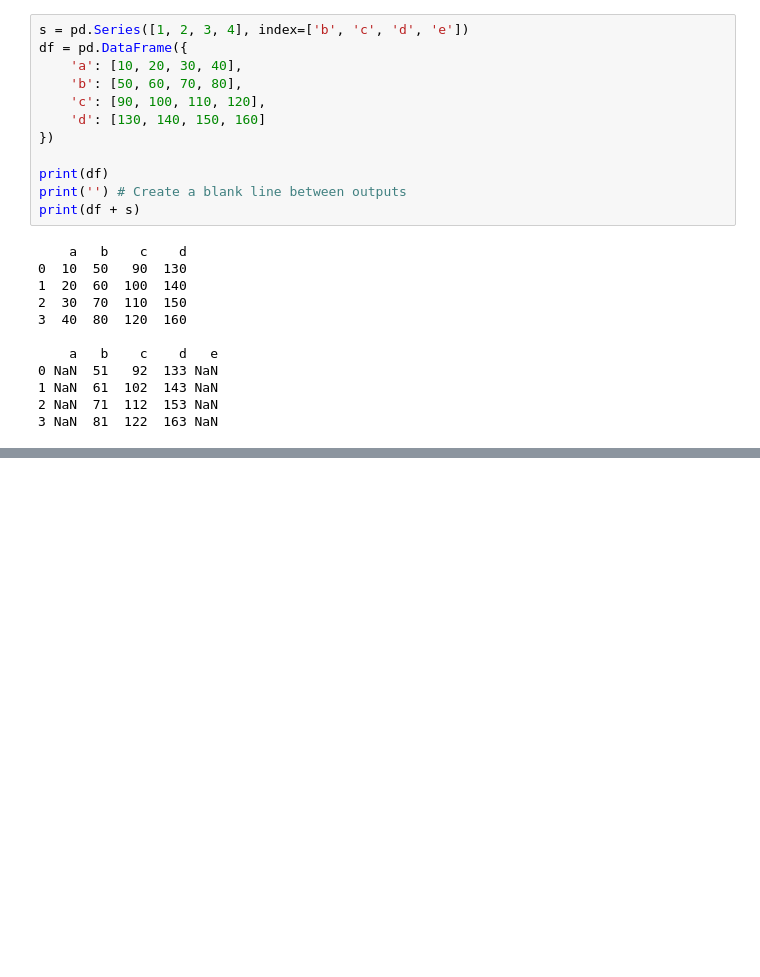
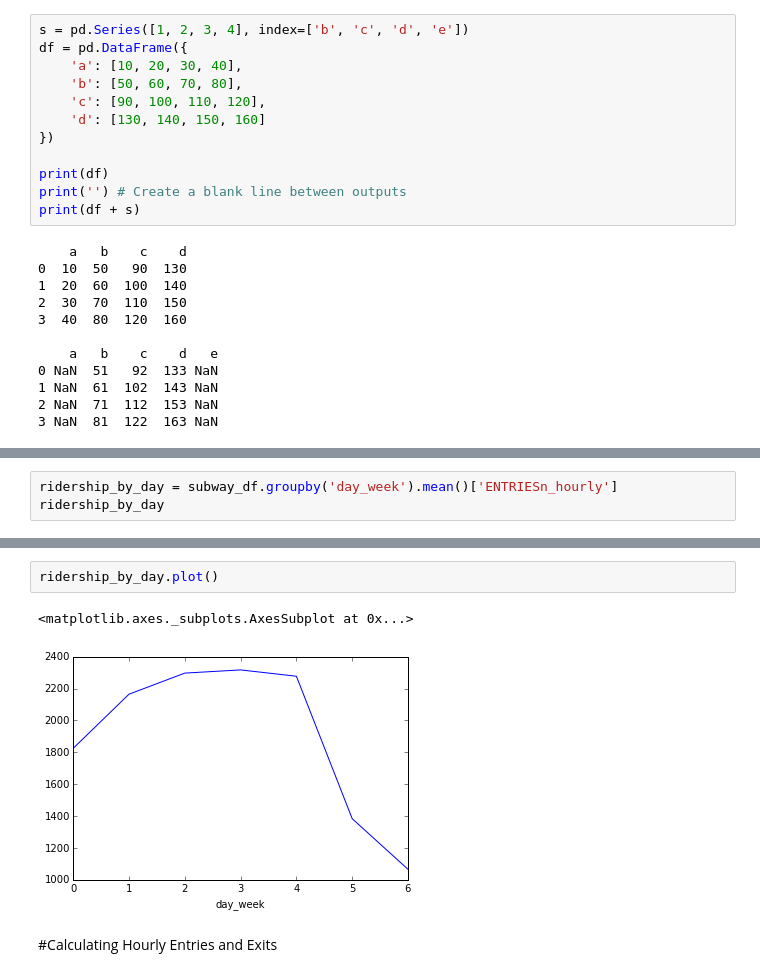
Before and after one commit to Sona58/Udacity, a Jupyter notebook: Intro to Data Analysis/Lesson3/Lesson 3.ipynb, the cells around one changed output, grey strips where cells are left out. Drawn from its saved outputs; the diff is of its cells as text; blank space fills up the shorter version.

```diff
--- a/Intro to Data Analysis/Lesson3/Lesson 3.ipynb
+++ b/Intro to Data Analysis/Lesson3/Lesson 3.ipynb
@@ -778,0 +983,3 @@ print(df + s)
+# %%
+ridership_by_day = subway_df.groupby('day_week').mean()['ENTRIESn_hourly']
+ridership_by_day
@@ -778,0 +1007,7 @@ print(df + s)
+# %%
+ridership_by_day.plot()
+# %% [output]
+<matplotlib.axes._subplots.AxesSubplot at 0x...>
+[figure, added]
+# %% [markdown]
+#Calculating Hourly Entries and Exits
```
Also changed, not shown: parts of 52 cells of this notebook.
